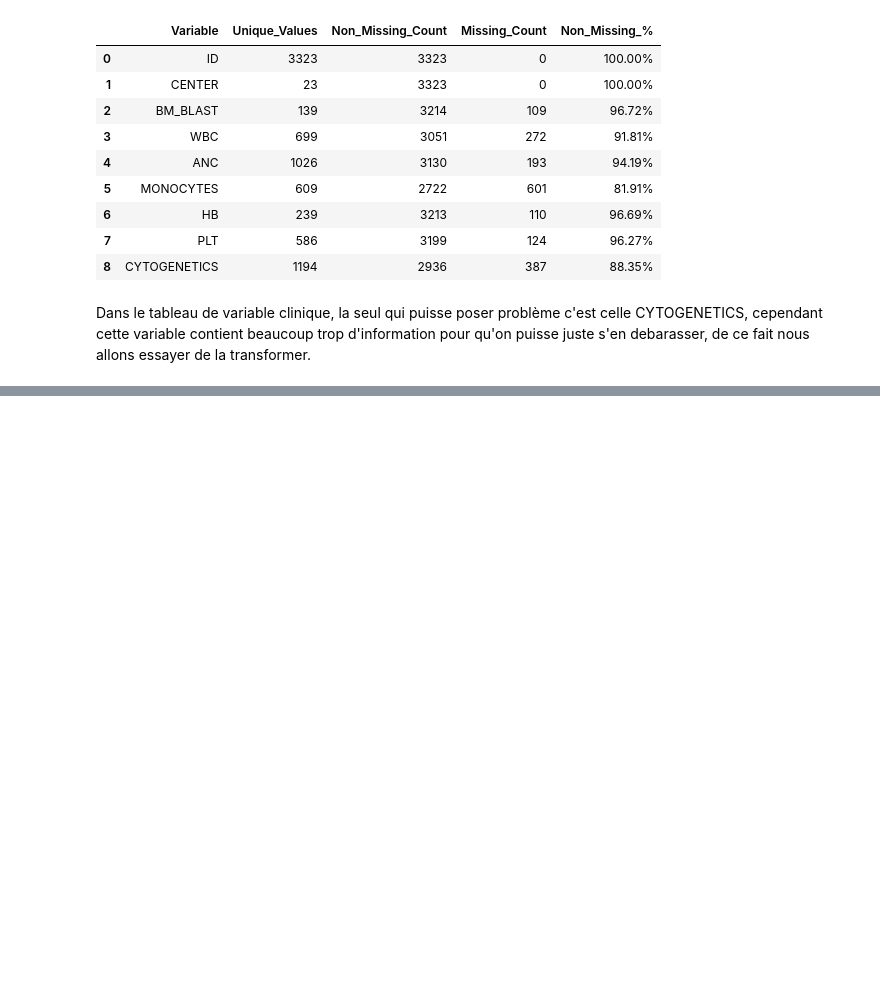
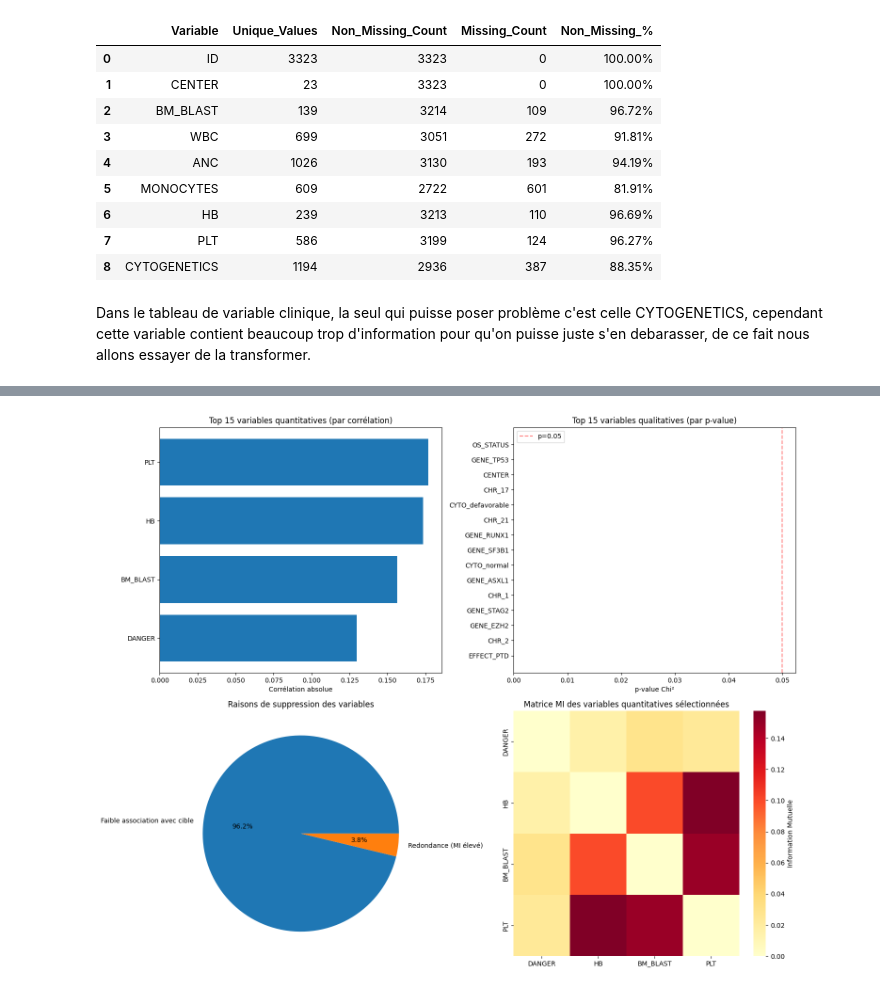
Before and after one commit to MouadQ793/leukemia-survival-calibration, a Jupyter notebook: final.ipynb, the cells around one changed output, grey strips where cells are left out. Saved outputs shown, nothing was run; the diff lists cells and outputs as text; code cells hidden in the pictures; blank space fills up the shorter version.

```diff
--- a/final.ipynb
+++ b/final.ipynb
@@ -135,0 +128,2 @@ data.temporary.head()
+# %%
+resultats = clean_features_by_type(data.temporary,target_col="OS_YEARS")
@@ -135,0 +148,4 @@ data.temporary.head()
+# %%
+visualize_cleaning_results(resultats)
+# %% [output]
+[figure, added]
```
Also changed, not shown: parts of 14 cells of this notebook, 4 other files.
